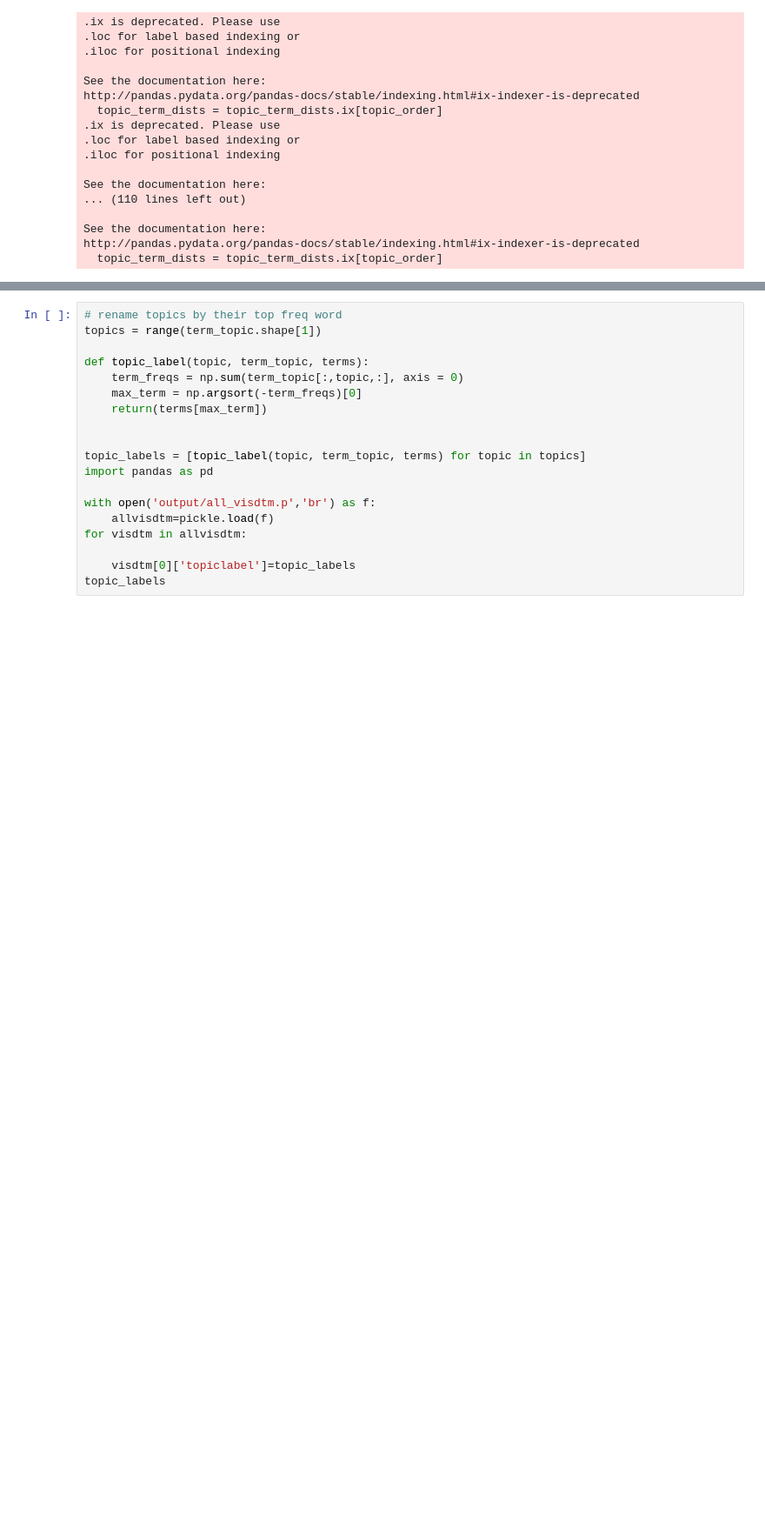
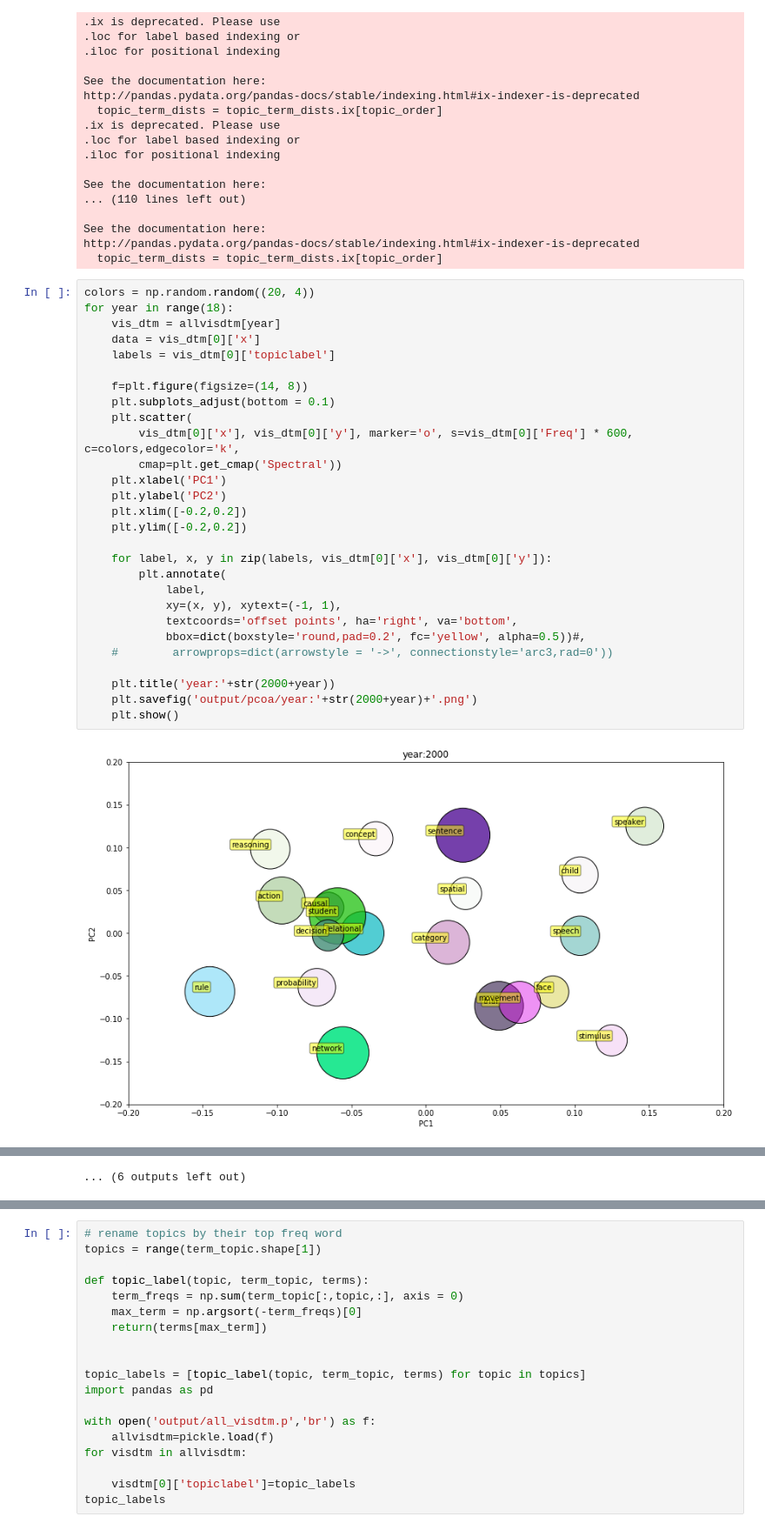
Before and after one commit to anselmrothe/dtm, a Jupyter notebook: topic_relations.ipynb, the cells around one changed output, grey strips where cells are left out. Shown at 87% size. Drawn from its saved outputs; the diff is of its cells as text; blank space fills up the shorter version.

```diff
--- a/topic_relations.ipynb
+++ b/topic_relations.ipynb
@@ -71,3 +104,33 @@ See the documentation here:
 See the documentation here:
 http://pandas.pydata.org/pandas-docs/stable/indexing.html#ix-indexer-is-deprecated
   topic_term_dists = topic_term_dists.ix[topic_order]
+# %%
+colors = np.random.random((20, 4))
+for year in range(18):
+    vis_dtm = allvisdtm[year]
+    data = vis_dtm[0]['x']
+    labels = vis_dtm[0]['topiclabel']
+
+    f=plt.figure(figsize=(14, 8))
+    plt.subplots_adjust(bottom = 0.1)
+    plt.scatter(
+        vis_dtm[0]['x'], vis_dtm[0]['y'], marker='o', s=vis_dtm[0]['Freq'] * 600, c=colors,edgecolor='k',
+        cmap=plt.get_cmap('Spectral'))
+    plt.xlabel('PC1')
+    plt.ylabel('PC2')
+    plt.xlim([-0.2,0.2])
+    plt.ylim([-0.2,0.2])
+
+    for label, x, y in zip(labels, vis_dtm[0]['x'], vis_dtm[0]['y']):
+        plt.annotate(
+            label,
+            xy=(x, y), xytext=(-1, 1),
+            textcoords='offset points', ha='right', va='bottom',
+            bbox=dict(boxstyle='round,pad=0.2', fc='yellow', alpha=0.5))#,
+    #        arrowprops=dict(arrowstyle = '->', connectionstyle='arc3,rad=0'))
+
+    plt.title('year:'+str(2000+year))
+    plt.savefig('output/pcoa/year:'+str(2000+year)+'.png')
+    plt.show()
+# %% [output]
+[figure, added]
@@ -73,0 +148 @@ http://pandas.pydata.org/pandas-docs/stable/indexing.html#ix-indexer-is-deprecat
+... (6 outputs left out)
```
Also changed, not shown: parts of 10 cells of this notebook, 37 other files.
